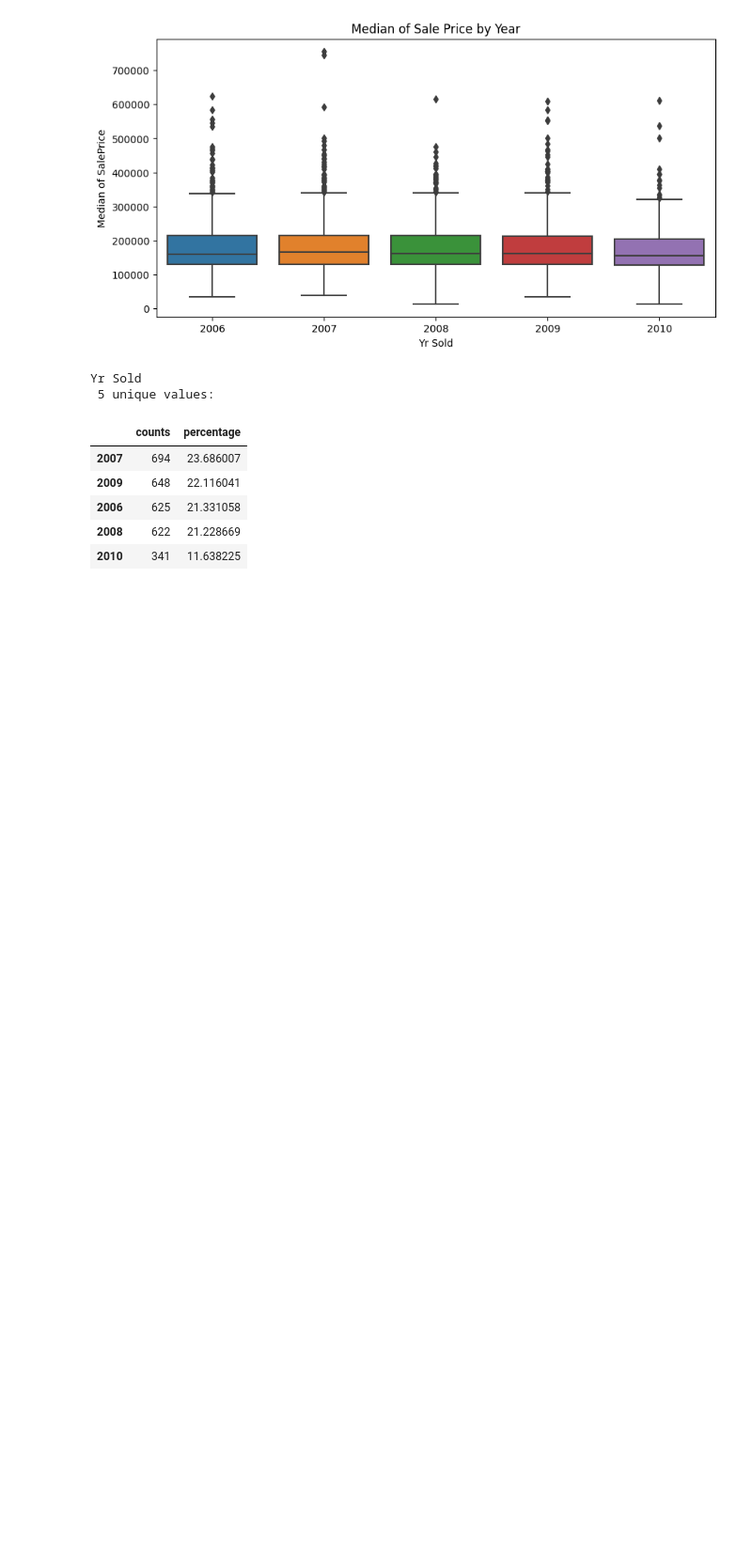
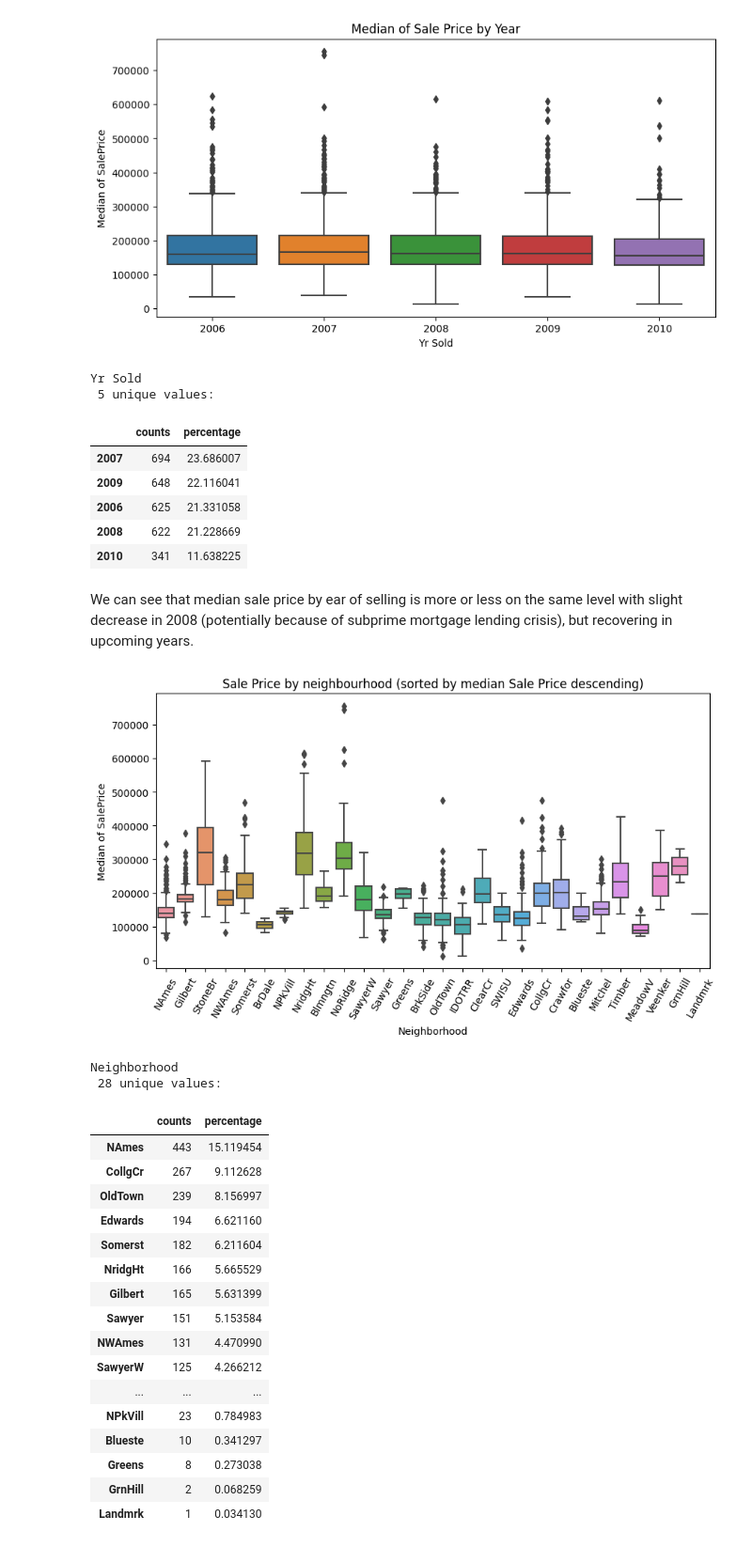
Before and after one commit to TGusciora/Python, a Jupyter notebook: GP23_PredictingHouseSalePrices/notebooks/001.GP23_tg_EDA.ipynb, the cells around one changed output. Shown: that part at 94% size. Drawn from its saved outputs; the diff is of its cells as text; code cells hidden in the pictures; blank space fills up the shorter version.

```diff
--- a/GP23_PredictingHouseSalePrices/notebooks/001.GP23_tg_EDA.ipynb
+++ b/GP23_PredictingHouseSalePrices/notebooks/001.GP23_tg_EDA.ipynb
@@ -414,3 +414,30 @@ Yr Sold
 | 2006 | 625 | 21.331058 |
 | 2008 | 622 | 21.228669 |
 | 2010 | 341 | 11.638225 |
+# %% [markdown]
+We can see that median sale price by ear of selling is more or less on the same level with slight decrease in 2008 (potentially because of subprime mortgage lending crisis), but recovering in upcoming years.
+# %%
+# MANUAL_INPUT
+gp23eda.var_boxplot(var =  "Neighborhood", data = data, target = target,
+        title = 'Sale Price by neighbourhood (sorted by median Sale Price descending)', xrotate = 60)
+# %% [output]
+[figure, added]
+Neighborhood
+ 28 unique values:
+|  | counts | percentage |
+| NAmes | 443 | 15.119454 |
+| CollgCr | 267 | 9.112628 |
+| OldTown | 239 | 8.156997 |
+| Edwards | 194 | 6.621160 |
+| Somerst | 182 | 6.211604 |
+| NridgHt | 166 | 5.665529 |
+| Gilbert | 165 | 5.631399 |
+| Sawyer | 151 | 5.153584 |
+| NWAmes | 131 | 4.470990 |
+| SawyerW | 125 | 4.266212 |
+| ... | ... | ... |
+| NPkVill | 23 | 0.784983 |
+| Blueste | 10 | 0.341297 |
+| Greens | 8 | 0.273038 |
+| GrnHill | 2 | 0.068259 |
+| Landmrk | 1 | 0.034130 |
```
Also changed, not shown: parts of 11 cells of this notebook, 3 other files.
